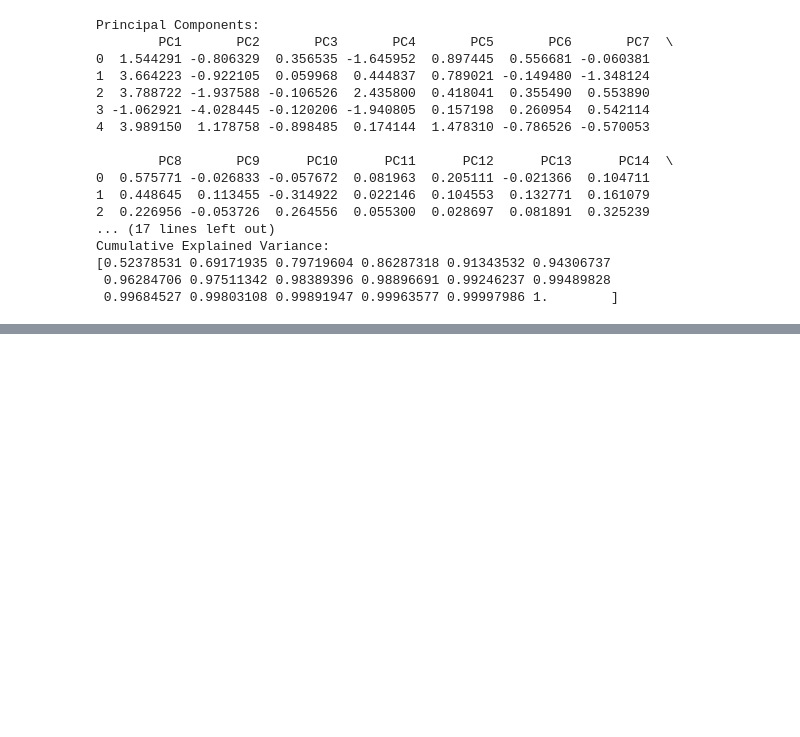
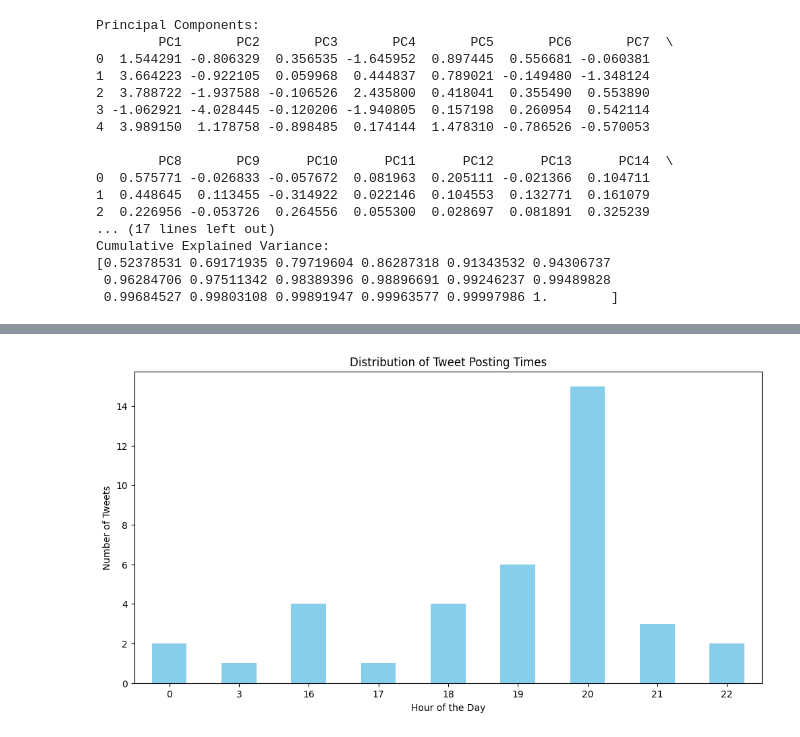
Before and after one commit to callnoah2/Data_Assn4, a Jupyter notebook: Assignment4/Assignment4.ipynb, the cells around one changed output, grey strips where cells are left out. Cells and saved outputs as stored; diff of their text form; code cells hidden in the pictures; blank space fills up the shorter version.

```diff
--- a/Assignment4/Assignment4.ipynb
+++ b/Assignment4/Assignment4.ipynb
@@ -250,0 +389,78 @@ Cumulative Explained Variance:
+# %%
+import re
+import json
+
+data_list = []
+
+with open('./data/wh.json') as file:
+    for line in file:
+        try:
+            data = json.loads(line)
+            data_list.append(data)
+        except json.JSONDecodeError as e:
+            print(f"Error decoding JSON: {e}")
+
+df = pd.json_normalize(data_list)
+
+# Extract relevant columns for processing (you may need to adapt based on the actual structure of your data)
+selected_columns = ['text', 'created_at']
+df = df[selected_columns]
+
+def remove_emojis(text):
+    emoji_pattern = re.compile("["
+                           u"\U0001F600-\U0001F64F"  # emoticons
+                           u"\U0001F300-\U0001F5FF"  # symbols & pictographs
+                           u"\U0001F680-\U0001F6FF"  # transport & map symbols
+                           u"\U0001F700-\U0001F77F"  # alchemical symbols
+                           u"\U0001F780-\U0001F7FF"  # Geometric Shapes Extended
+                           u"\U0001F800-\U0001F8FF"  # Supplemental Arrows-C
+                           u"\U0001F900-\U0001F9FF"  # Supplemental Symbols and Pictographs
+                           u"\U0001FA00-\U0001FA6F"  # Chess Symbols
+                           u"\U0001FA70-\U0001FAFF"  # Symbols and Pictographs Extended-A
+                           u"\U00002702-\U000027B0"  # Dingbats
+                           u"\U000024C2-\U0001F251"
+                           "]+", flags=re.UNICODE)
+    return emoji_pattern.sub(r'', text)
+
+def lowercase_tweets(df):
+    df['text'] = df['text'].str.lower()
+
+def remove_URLs(df):
+    df['text'] = df['text'].replace(r'http\S+', '', regex=True).replace(r'www\S+', '', regex=True)
+
+def remove_User_Mentions(df):
+    df['text'] = df['text'].replace(r'@\w+', '', regex=True)
+
+# Apply lowercase_tweets, remove_URLs, and remove_User_Mentions functions
+lowercase_tweets(df)
+remove_URLs(df)
+remove_User_Mentions(df)
+
+# Equal Width Discretization (Binning)
+equal_width_bins = pd.cut(df['text'].str.len(), bins=5, labels=False)
+df['Equal_Width_Bins'] = equal_width_bins
+print("\nEqual Width Discretization:")
+print(df['Equal_Width_Bins'].head())
+
+# Equal Frequency Discretization
+equal_frequency_bins = pd.qcut(df['text'].str.len(), q=5, labels=False, duplicates='drop')
+df['Equal_Frequency_Bins'] = equal_frequency_bins
+print("\nEqual Frequency Discretization:")
+print(df['Equal_Frequency_Bins'].head())
+
+# Bar chart for time of day each tweet was posted
+
+# Handle missing 'created_at'
+df['created_at'] = pd.to_datetime(df['created_at'], errors='coerce')
+df = df.dropna(subset=['created_at'])
+
+df['hour_of_day'] = df['created_at'].dt.hour
+
+plt.figure(figsize=(12, 6))
+df['hour_of_day'].value_counts().sort_index().plot(kind='bar', color='skyblue')
+plt.title('Distribution of Tweet Posting Times')
+plt.xlabel('Hour of the Day')
+plt.ylabel('Number of Tweets')
+plt.xticks(rotation=0)
+plt.show()
+# %% [output]
@@ -250,0 +482 @@ Cumulative Explained Variance:
+[figure, added]
```
Also changed, not shown: parts of 12 cells of this notebook, 1 other file.
